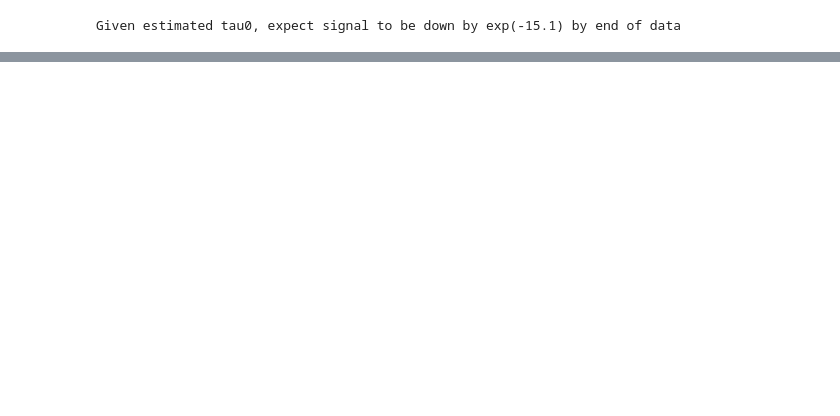
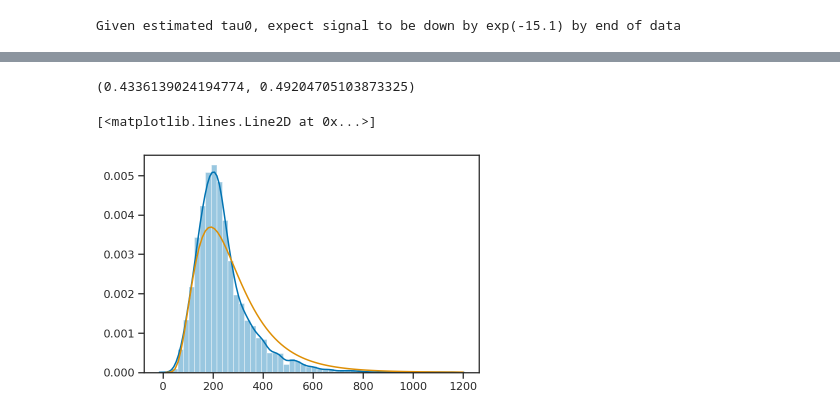
Before and after one commit to farr/ringdown, a Jupyter notebook: GW150914.ipynb, the cells around one changed output, grey strips where cells are left out. Saved outputs shown, nothing was run; the diff lists cells and outputs as text; code cells hidden in the pictures; blank space fills up the shorter version.

```diff
--- a/GW150914.ipynb
+++ b/GW150914.ipynb
@@ -178,0 +210,11 @@ std(log(fit.posterior.f.values[:,:,0])), std(log(fit.posterior.tau.values[:,:,0]
+# %%
+std(log(fit.posterior.f.values[:,:,1])), std(log(fit.posterior.gamma.values[:,:,1]))
+# %% [output]
+(0.4336139024194774, 0.49204705103873325)
+# %%
+sns.distplot(fit.posterior.f.values[:,:,1].flatten())
+xs = linspace(0, 1200, 100)[1:]
+plot(xs, ss.lognorm(0.5, scale=f1).pdf(xs))
+# %% [output]
+[<matplotlib.lines.Line2D at 0x...>]
+[figure, added]
```
Also changed, not shown: parts of 18 cells of this notebook.
